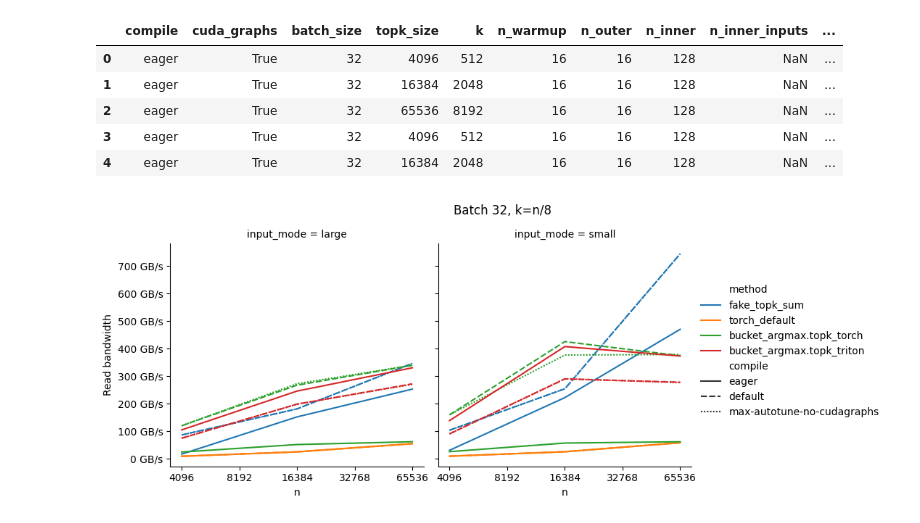
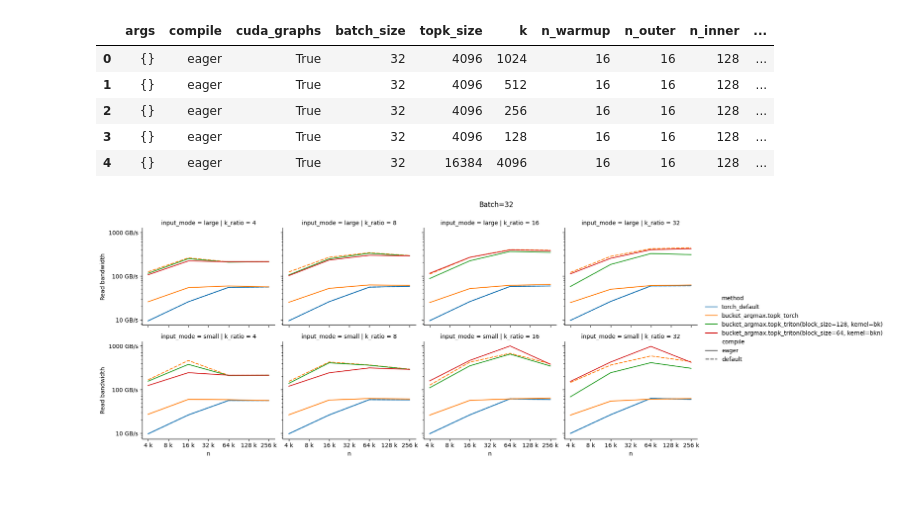
Before and after one commit to graphcore-research/pytorch-approx-topk, a Jupyter notebook: notebooks/20240812-benchmarks-a10.ipynb, the cells around one changed output. Drawn from its saved outputs; the diff is of its cells as text; code cells hidden in the pictures; blank space fills up the shorter version.

```diff
--- a/notebooks/20240812-benchmarks-a10.ipynb
+++ b/notebooks/20240812-benchmarks-a10.ipynb
@@ -12,11 +12,17 @@ import seaborn as sns
 matplotlib.rc("axes", **{"spines.top": False, "spines.right": False})
 matplotlib.rc("legend", frameon=False)
 # %%
+def name(s: pd.Series) -> str:
+    method = re.sub(r"(^\.+)|(\.+$)", "", re.sub(r"\b(approx_topk|exact_methods|topk|__main__)\b", "", s.method))
+    args = ", ".join(f"{k}={v}" for k, v in s.args.items())
+    return f"{method}({args})".replace("()", "")
+
 df = (pd.read_json("../results/measure_speed.jsonl", lines=True)
     .pipe(lambda d: d.assign(
         input_mode=d.n_inner_inputs.apply(lambda x: "small" if x == 1 else "large"),
         compile=d.compile.fillna("eager"),
-        method=d.method.apply(lambda s: re.sub(r"(^\.+)|(\.+$)", "", re.sub(r"\b(approx_topk|exact_methods|topk|__main__)\b", "", s))),
+        method=d.apply(name, axis=1),
+        k_ratio=d.topk_size//d.k,
         duration=d.duration.apply(np.mean) / d.n_inner,
         duration_stderr=d.duration.apply(lambda d: np.std(d)/np.sqrt(len(d))) / d.n_inner,
     ))
@@ -26,23 +32,23 @@ df = (pd.read_json("../results/measure_speed.jsonl", lines=True)
 )
 df.head()
 # %% [output]
-|  | compile | cuda_graphs | batch_size | topk_size | k | n_warmup | n_outer | n_inner | n_inner_inputs | ... |
-| 0 | eager | True | 32 | 4096 | 512 | 16 | 16 | 128 | NaN | ... |
-| 1 | eager | True | 32 | 16384 | 2048 | 16 | 16 | 128 | NaN | ... |
-| 2 | eager | True | 32 | 65536 | 8192 | 16 | 16 | 128 | NaN | ... |
-| 3 | eager | True | 32 | 4096 | 512 | 16 | 16 | 128 | NaN | ... |
-| 4 | eager | True | 32 | 16384 | 2048 | 16 | 16 | 128 | NaN | ... |
+|  | args | compile | cuda_graphs | batch_size | topk_size | k | n_warmup | n_outer | n_inner | ... |
+| 0 | {} | eager | True | 32 | 4096 | 1024 | 16 | 16 | 128 | ... |
+| 1 | {} | eager | True | 32 | 4096 | 512 | 16 | 16 | 128 | ... |
+| 2 | {} | eager | True | 32 | 4096 | 256 | 16 | 16 | 128 | ... |
+| 3 | {} | eager | True | 32 | 4096 | 128 | 16 | 16 | 128 | ... |
+| 4 | {} | eager | True | 32 | 16384 | 4096 | 16 | 16 | 128 | ... |
 # %%
 batch_size, = df.batch_size.unique()
-topk_size_over_k, = (df.topk_size//df.k).unique()
-
-g = sns.relplot(data=df, y="bandwidth", x="topk_size", hue="method", col="input_mode", style="compile", kind="line", height=4)
+g = sns.relplot(data=df[df.method!="fake_topk_sum"], y="bandwidth", x="topk_size", hue="method", col="k_ratio", row="input_mode", style="compile",
+                kind="line", height=3, aspect=1.2)
 for ax in g.axes.flatten():
+    ax.set_yscale("log")
     ax.yaxis.set_major_formatter(lambda x, _: f"{x/1e9:.0f} GB/s")
     ax.set_xscale("log", base=2)
-    ax.xaxis.set_major_formatter("{x:.0f}")
+    ax.xaxis.set_major_formatter(lambda x, _: f"{x//1024:.0f} k")
     ax.set_xlabel("n")
     ax.set_ylabel("Read bandwidth")
-plt.suptitle(f"Batch {batch_size}, k=n/{topk_size_over_k}", y=1.05);
+plt.suptitle(f"Batch={batch_size}", y=1.05);
 # %% [output]
-[figure, old version]
+[figure, new version]
```
Also changed, not shown: parts of 1 cell of this notebook, 3 other files.
